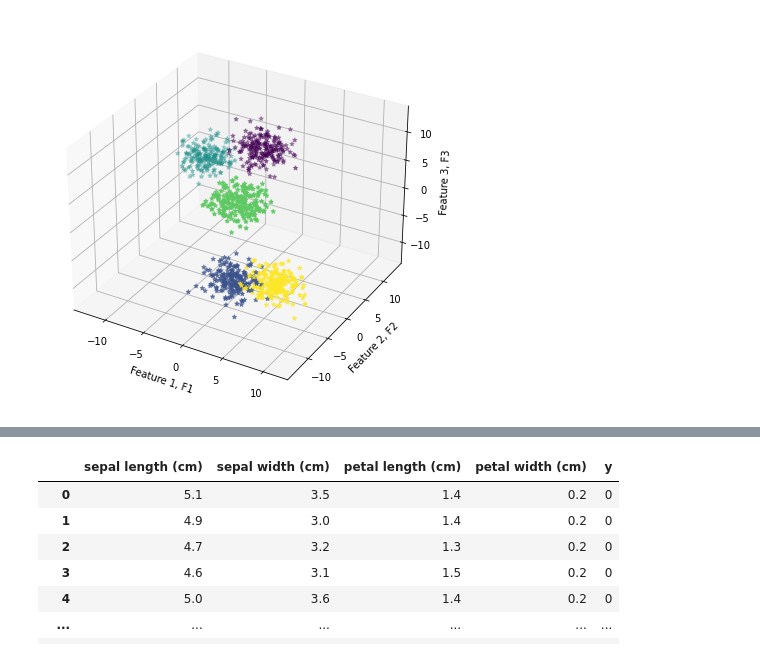
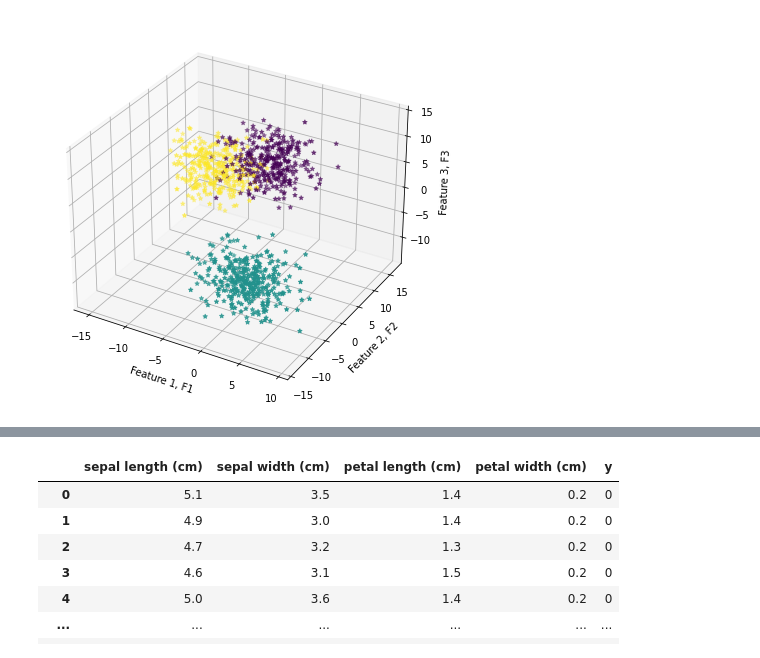
Before and after one commit to michaukuk/clamp_evaluation, a Jupyter notebook: datasets_generator.ipynb, the cells around one changed output, grey strips where cells are left out. Drawn from its saved outputs; the diff is of its cells as text; code cells hidden in the pictures.

```diff
--- a/datasets_generator.ipynb
+++ b/datasets_generator.ipynb
@@ -32,19 +54,19 @@ df.to_csv('datasets/make_blobs_2d.csv')
 # %%
 n_samples = 1000
-centers  = 5
+centers  = 3
 cluster_std = 1.5
 # %%
 X, y = make_blobs(n_samples=n_samples, centers=centers, n_features=3,
-                  random_state=random_state, cluster_std=cluster_std)
+                  random_state=random_state, cluster_std=2.7)
 df = pd.DataFrame(data=zip(X[:,0],X[:,1],X[:,2], y), columns = ['F1','F2','F3', 'y'])
 fig = plt.figure(figsize=(7, 7))
 ax = fig.add_subplot(111, projection='3d')
 ax.scatter(X[:,0], X[:,1], X[:,2], c = y, marker= "*")
 ax.set_xlabel('Feature 1, F1')
 ax.set_ylabel('Feature 2, F2')
 ax.set_zlabel('Feature 3, F3')
 fig.savefig('pix/make_blobs_3d.png',bbox_inches='tight', format='png')
 fig.savefig('pix/make_blobs_3d.pdf', bbox_inches='tight', format="pdf")
 df.to_csv('datasets/make_blobs_3d.csv')
 # %% [output]
-[figure, old version]
+[figure, new version]
```
Also changed, not shown: parts of 17 cells of this notebook, 12 other files.
